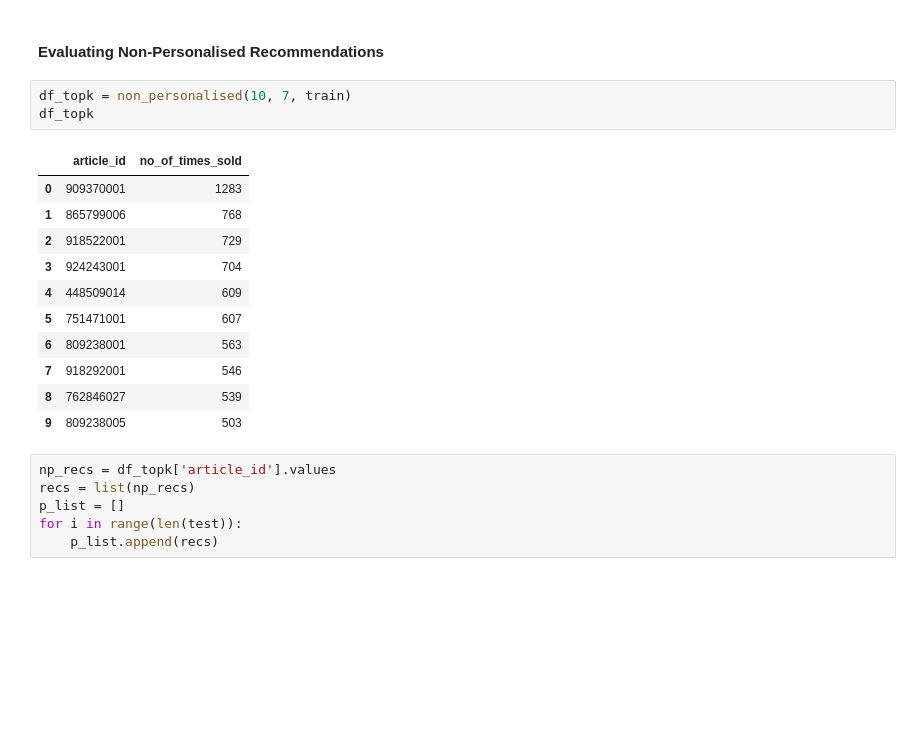
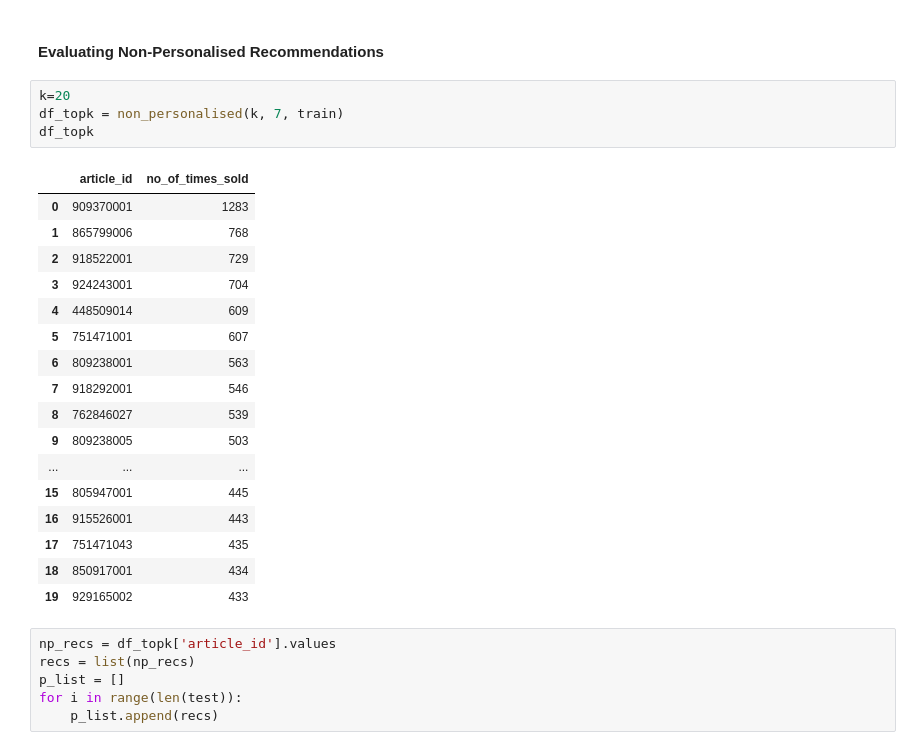
Before and after one commit to aindrila28/recommender_systems, a Jupyter notebook: Non-personalised.ipynb, the cells around one changed output. Saved outputs shown, nothing was run; the diff lists cells and outputs as text; blank space fills up the shorter version.

```diff
--- a/Non-personalised.ipynb
+++ b/Non-personalised.ipynb
@@ -362,20 +396,27 @@ def avg_recall(actual, predicted):
 # %% [markdown]
 #### Evaluating Non-Personalised Recommendations
 # %%
-df_topk = non_personalised(10, 7, train)
+k=20
+df_topk = non_personalised(k, 7, train)
 df_topk
 # %% [output]
 |  | article_id | no_of_times_sold |
 | 0 | 909370001 | 1283 |
 | 1 | 865799006 | 768 |
 | 2 | 918522001 | 729 |
 | 3 | 924243001 | 704 |
 | 4 | 448509014 | 609 |
 | 5 | 751471001 | 607 |
 | 6 | 809238001 | 563 |
 | 7 | 918292001 | 546 |
 | 8 | 762846027 | 539 |
 | 9 | 809238005 | 503 |
+| ... | ... | ... |
+| 15 | 805947001 | 445 |
+| 16 | 915526001 | 443 |
+| 17 | 751471043 | 435 |
+| 18 | 850917001 | 434 |
+| 19 | 929165002 | 433 |
 # %%
 np_recs = df_topk['article_id'].values
 recs = list(np_recs)
```
Also changed, not shown: parts of 32 cells of this notebook.
